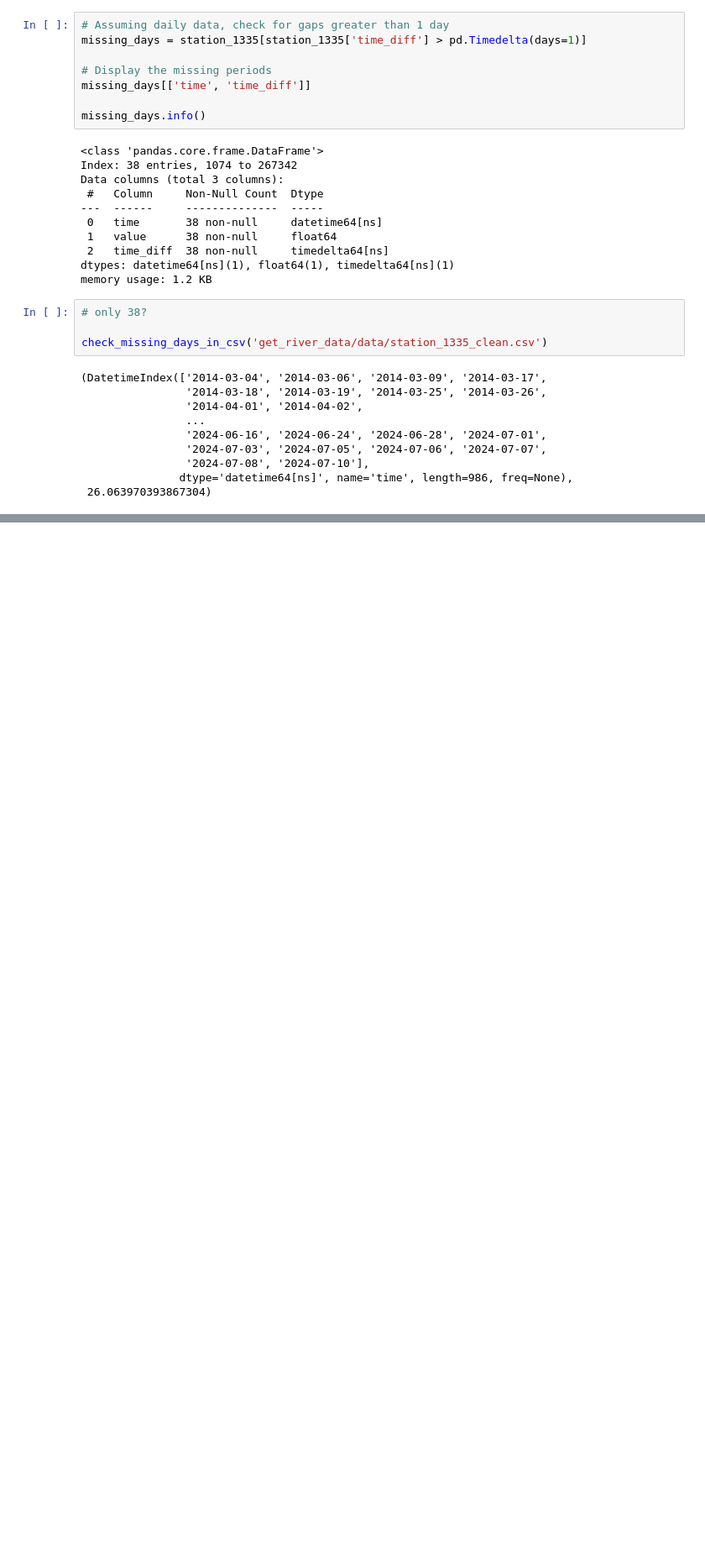
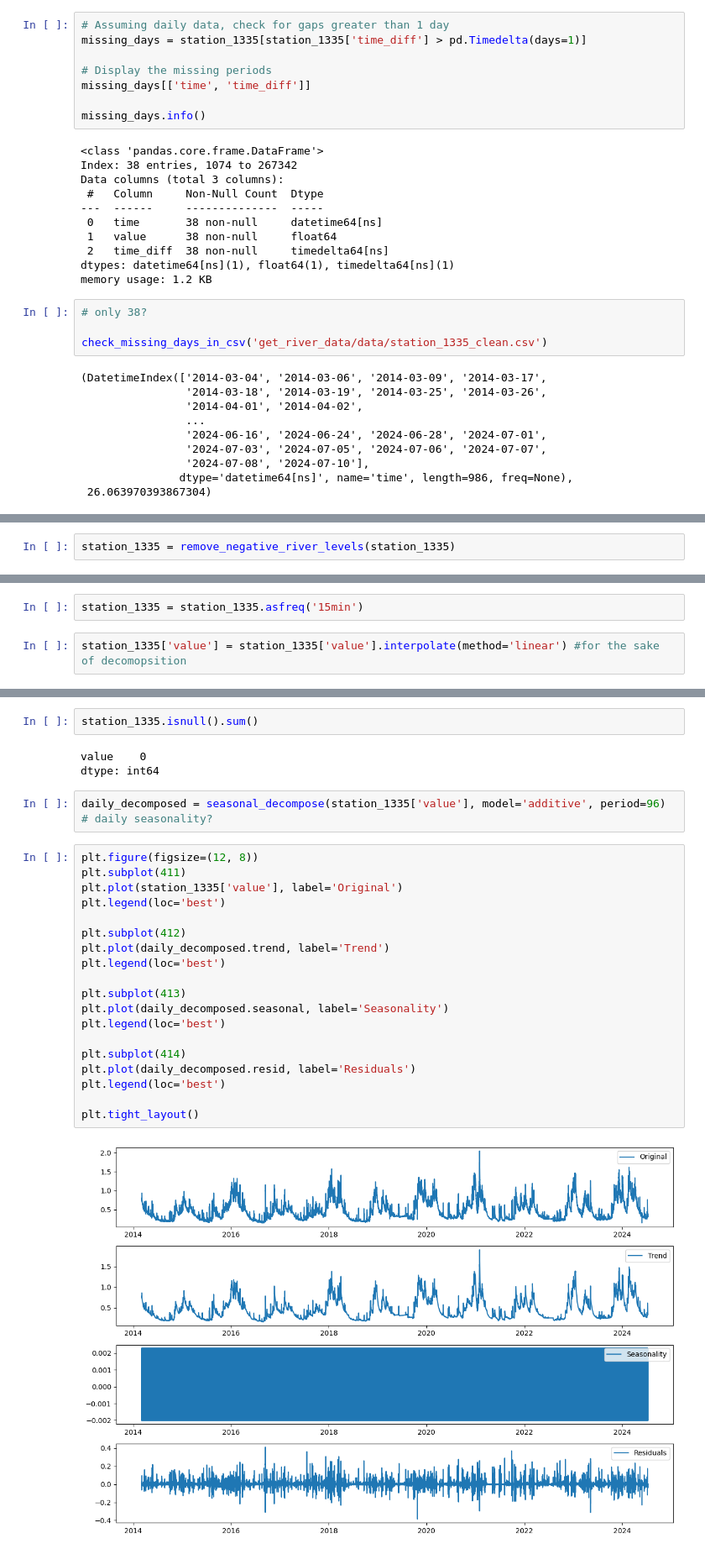
Before and after one commit to mishadcf/Flood-Prediction-Cornwall, a Jupyter notebook: notebooks/EDA.ipynb, the cells around one changed output, grey strips where cells are left out. Shown: that part at 84% size. Drawn from its saved outputs; the diff is of its cells as text; blank space fills up the shorter version.

Commit message:
adds seasonal decomposition of a river gauge

```diff
--- a/notebooks/EDA.ipynb
+++ b/notebooks/EDA.ipynb
@@ -291,0 +314,2 @@ ConversionError: Failed to convert value(s) to axis units: 38       2014-03-04 1
+# %%
+station_1335 = remove_negative_river_levels(station_1335)
@@ -291,0 +321,4 @@ ConversionError: Failed to convert value(s) to axis units: 38       2014-03-04 1
+# %%
+station_1335 = station_1335.asfreq('15min')
+# %%
+station_1335['value'] = station_1335['value'].interpolate(method='linear') #for the sake of decomopsition
@@ -291,0 +339,28 @@ ConversionError: Failed to convert value(s) to axis units: 38       2014-03-04 1
+# %%
+station_1335.isnull().sum()
+# %% [output]
+value    0
+dtype: int64
+# %%
+daily_decomposed = seasonal_decompose(station_1335['value'], model='additive', period=96) # daily seasonality?
+# %%
+plt.figure(figsize=(12, 8))
+plt.subplot(411)
+plt.plot(station_1335['value'], label='Original')
+plt.legend(loc='best')
+
+plt.subplot(412)
+plt.plot(daily_decomposed.trend, label='Trend')
+plt.legend(loc='best')
+
+plt.subplot(413)
+plt.plot(daily_decomposed.seasonal, label='Seasonality')
+plt.legend(loc='best')
+
+plt.subplot(414)
+plt.plot(daily_decomposed.resid, label='Residuals')
+plt.legend(loc='best')
+
+plt.tight_layout()
+# %% [output]
+[figure, added]
```
Also changed, not shown: parts of 21 cells of this notebook.
